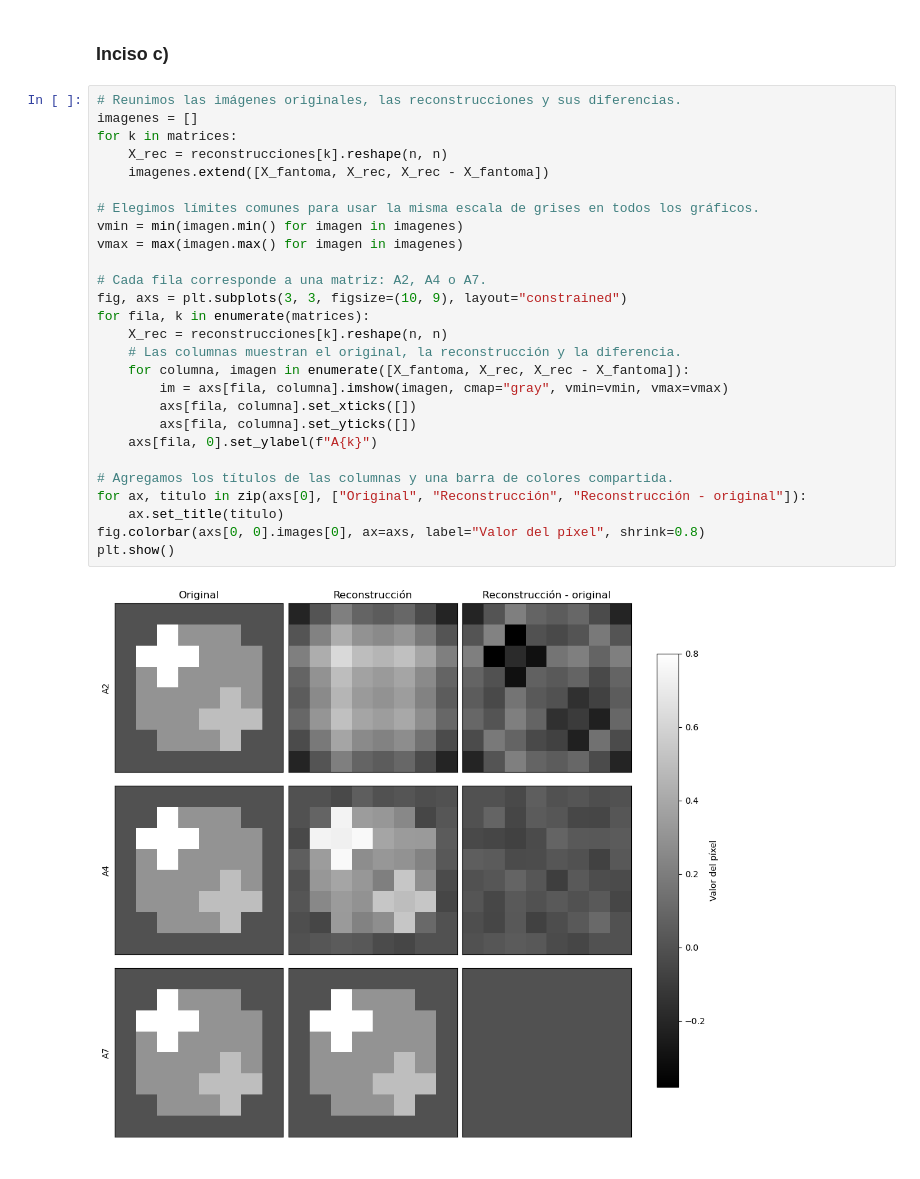
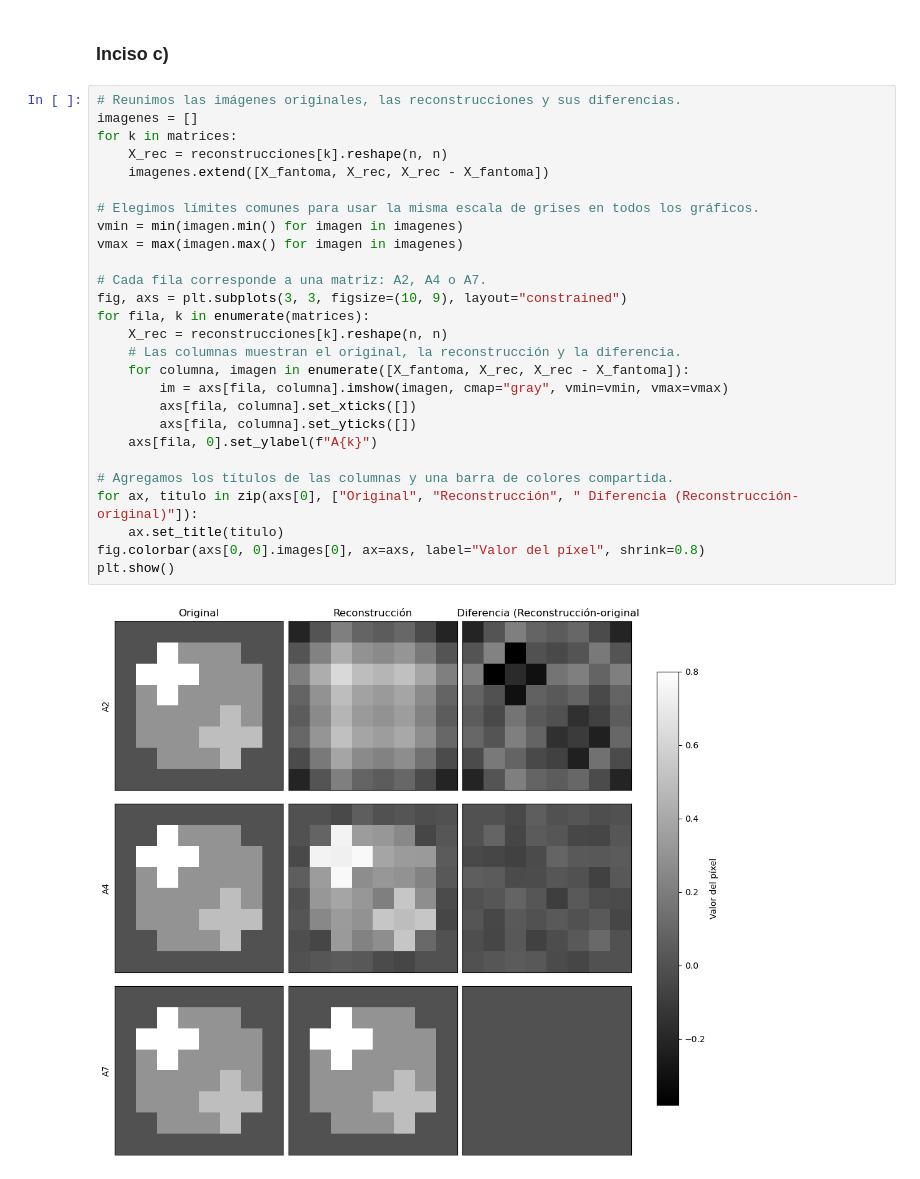
Before and after one commit to fededelcuadro/proyecto-tomografia-metodos, a Jupyter notebook: ejercicio_5.ipynb, the cells around one changed output. Drawn from its saved outputs; the diff is of its cells as text.

```diff
--- a/ejercicio_5.ipynb
+++ b/ejercicio_5.ipynb
@@ -127,30 +126,30 @@ Error relativo: 2.5738652865518797e-15
 # %%
 # Reunimos las imágenes originales, las reconstrucciones y sus diferencias.
 imagenes = []
 for k in matrices:
     X_rec = reconstrucciones[k].reshape(n, n)
     imagenes.extend([X_fantoma, X_rec, X_rec - X_fantoma])
 
 # Elegimos límites comunes para usar la misma escala de grises en todos los gráficos.
 vmin = min(imagen.min() for imagen in imagenes)
 vmax = max(imagen.max() for imagen in imagenes)
 
 # Cada fila corresponde a una matriz: A2, A4 o A7.
 fig, axs = plt.subplots(3, 3, figsize=(10, 9), layout="constrained")
 for fila, k in enumerate(matrices):
     X_rec = reconstrucciones[k].reshape(n, n)
     # Las columnas muestran el original, la reconstrucción y la diferencia.
     for columna, imagen in enumerate([X_fantoma, X_rec, X_rec - X_fantoma]):
         im = axs[fila, columna].imshow(imagen, cmap="gray", vmin=vmin, vmax=vmax)
         axs[fila, columna].set_xticks([])
         axs[fila, columna].set_yticks([])
     axs[fila, 0].set_ylabel(f"A{k}")
 
 # Agregamos los títulos de las columnas y una barra de colores compartida.
-for ax, titulo in zip(axs[0], ["Original", "Reconstrucción", "Reconstrucción - original"]):
+for ax, titulo in zip(axs[0], ["Original", "Reconstrucción", " Diferencia (Reconstrucción-original)"]):
     ax.set_title(titulo)
 fig.colorbar(axs[0, 0].images[0], ax=axs, label="Valor del píxel", shrink=0.8)
 plt.show()
 # %% [output]
-[figure, old version]
+[figure, new version]
 # %% [markdown]
```
Also changed, not shown: parts of 4 cells of this notebook, 1 other file.
